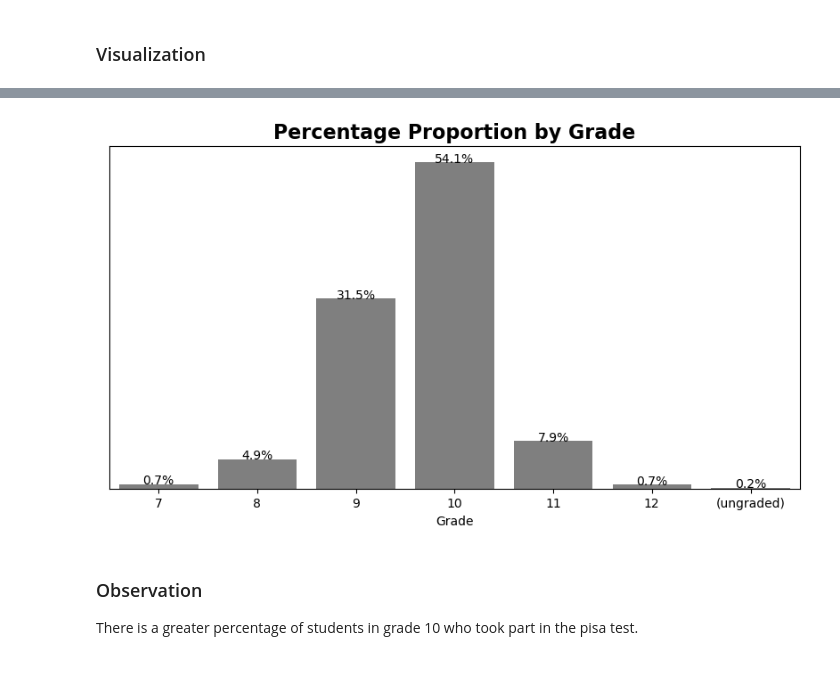
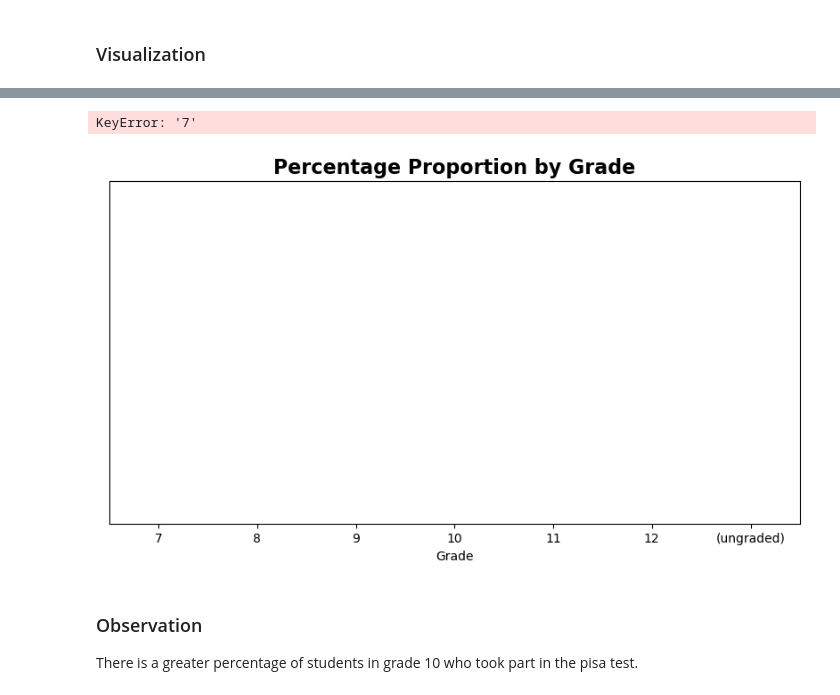
Before and after one commit to Daviedavie100/Pisa2012_data_analysis, a Jupyter notebook: Exploration.ipynb, the cells around one changed output, grey strips where cells are left out. Saved outputs shown, nothing was run; the diff lists cells and outputs as text; code cells hidden in the pictures.

```diff
--- a/Exploration.ipynb
+++ b/Exploration.ipynb
@@ -855,3 +855,10 @@ Of the total number of students interviewed, 53.0 percent agree whereas 35.8 str
 Use bar graph and order the percentages by age.
 # %% [markdown]
 ### Visualization
+# %%
+pisa_count=pisa_clean.copy()
+pisa_count.dropna(how='any', inplace=True)
+# %%
+# Recalculating the grade counts
+grade_counts = pisa_count['international_grade'].value_counts()
+grade_counts
@@ -857,0 +874,4 @@ Use bar graph and order the percentages by age.
+# %%
+# Returns the sum of all not-null values in `type` column
+n_pisa = pisa_count['international_grade'].value_counts().sum()
+n_pisa
@@ -858,34 +888,36 @@ Use bar graph and order the percentages by age.
 # %%
-# set plot dimensions
+
+                  # set plot dimensions
 plt.figure(figsize=[10,5])
 
 # Recalculating the grade counts
-grade_counts = pisa_clean['international_grade'].value_counts()
+#grade_counts = pisa_count['international_grade'].value_counts()
 # Get the indexes of the Series
 
 # Returns the sum of all not-null values in `type` column
-n_pisa = pisa_clean['international_grade'].value_counts().sum()
+#n_pisa = pisa_count['international_grade'].value_counts().sum()
 
 # plot count plots
-sb.countplot(data=pisa_clean, x='international_grade', color=sb.color_palette()[7], order=grade_order);
+sb.countplot(data=pisa_count, x='international_grade', color=sb.color_palette()[7], order=grade_order);
 plt.xlabel('Grade')
 plt.title('Percentage Proportion by Grade', fontsize=16, fontweight='bold')
 plt.gca().axes.get_yaxis().set_visible(False)
 
 # get the current tick locations and labels
 locs, labels = plt.xticks(rotation=0)
 
 # loop through each pair of locations and labels
 for loc, label in zip(locs, labels):
 
     # get the text property for the label to get the correct count
     count = grade_counts[label.get_text()]
     pct_string = '{:0.1f}%'.format(100*count/n_pisa)
 
     # print the annotation just below the top of the bar
     plt.text(loc, count+2, pct_string, ha = 'center', color = 'black')
 # %% [output]
+KeyError: '7'
-[figure, old version]
+[figure, new version]
 # %% [markdown]
 ### Observation
 
```
Also changed, not shown: parts of 28 cells of this notebook.
